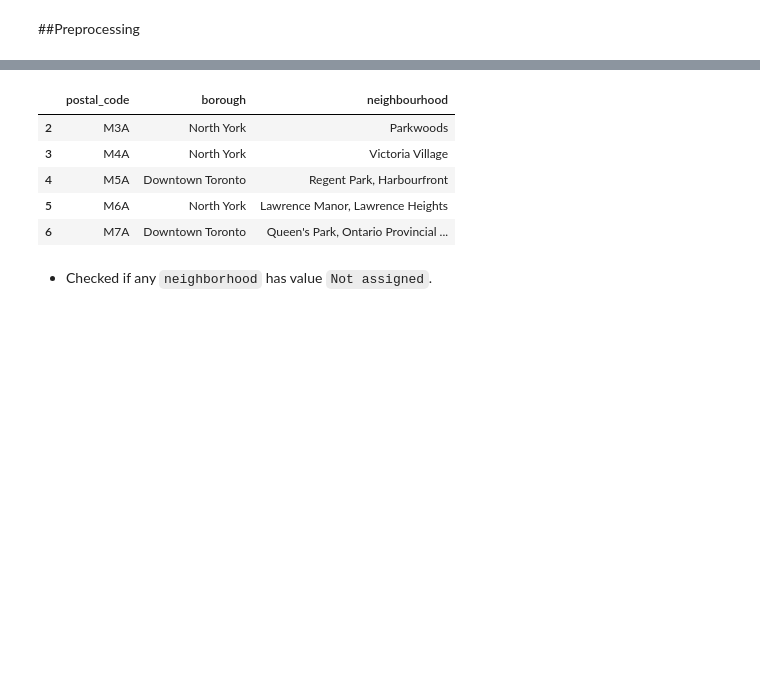
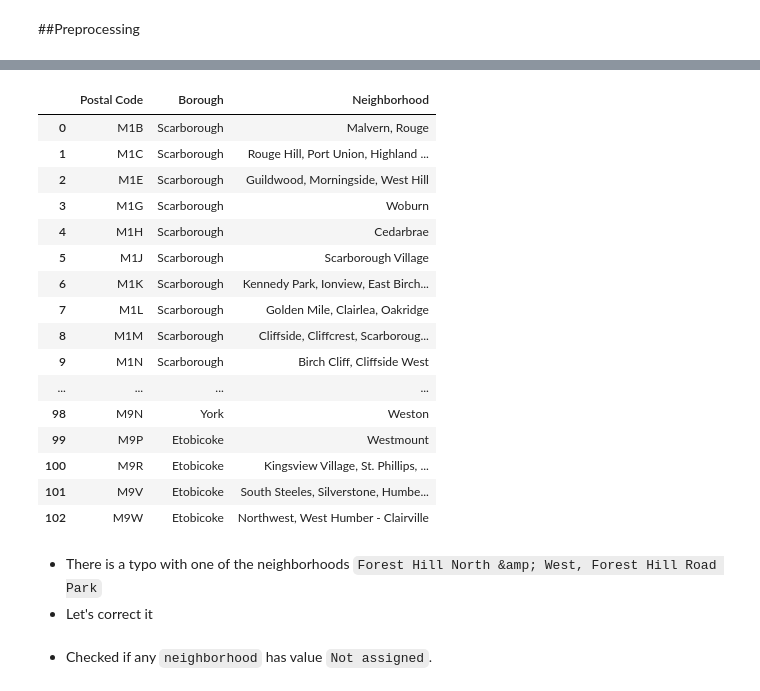
Before and after one commit to alirifat/ibm-capstone, a Jupyter notebook: scrap_Toronto_neighborhood.ipynb, the cells around one changed output, grey strips where cells are left out. Cells and saved outputs as stored; diff of their text form; code cells hidden in the pictures; blank space fills up the shorter version.

```diff
--- a/scrap_Toronto_neighborhood.ipynb
+++ b/scrap_Toronto_neighborhood.ipynb
@@ -55,10 +51,27 @@ df.head()
 # %%
-df = df.loc[df.borough != 'Not assigned']
-df.head()
+df = df.loc[df.Borough != 'Not assigned']
+df.reset_index(drop=True, inplace=True)
-# %% [output]
-|  | postal_code | borough | neighbourhood |
-| 2 | M3A | North York | Parkwoods |
-| 3 | M4A | North York | Victoria Village |
-| 4 | M5A | Downtown Toronto | Regent Park, Harbourfront |
-| 5 | M6A | North York | Lawrence Manor, Lawrence Heights |
-| 6 | M7A | Downtown Toronto | Queen's Park, Ontario Provincial ... |
+# %%
+with pd.option_context('display.max_rows', None, 'display.max_colwidth', None):
+    display(df)
+# %% [output]
+|  | Postal Code | Borough | Neighborhood |
+| 0 | M1B | Scarborough | Malvern, Rouge |
+| 1 | M1C | Scarborough | Rouge Hill, Port Union, Highland ... |
+| 2 | M1E | Scarborough | Guildwood, Morningside, West Hill |
+| 3 | M1G | Scarborough | Woburn |
+| 4 | M1H | Scarborough | Cedarbrae |
+| 5 | M1J | Scarborough | Scarborough Village |
+| 6 | M1K | Scarborough | Kennedy Park, Ionview, East Birch... |
+| 7 | M1L | Scarborough | Golden Mile, Clairlea, Oakridge |
+| 8 | M1M | Scarborough | Cliffside, Cliffcrest, Scarboroug... |
+| 9 | M1N | Scarborough | Birch Cliff, Cliffside West |
+| ... | ... | ... | ... |
+| 98 | M9N | York | Weston |
+| 99 | M9P | Etobicoke | Westmount |
+| 100 | M9R | Etobicoke | Kingsview Village, St. Phillips, ... |
+| 101 | M9V | Etobicoke | South Steeles, Silverstone, Humbe... |
+| 102 | M9W | Etobicoke | Northwest, West Humber - Clairville |
+# %% [markdown]
+* There is a typo with one of the neighborhoods `Forest Hill North &amp; West, Forest Hill Road Park`
+* Let's correct it
```
Also changed, not shown: parts of 9 cells of this notebook, 2 other files.
